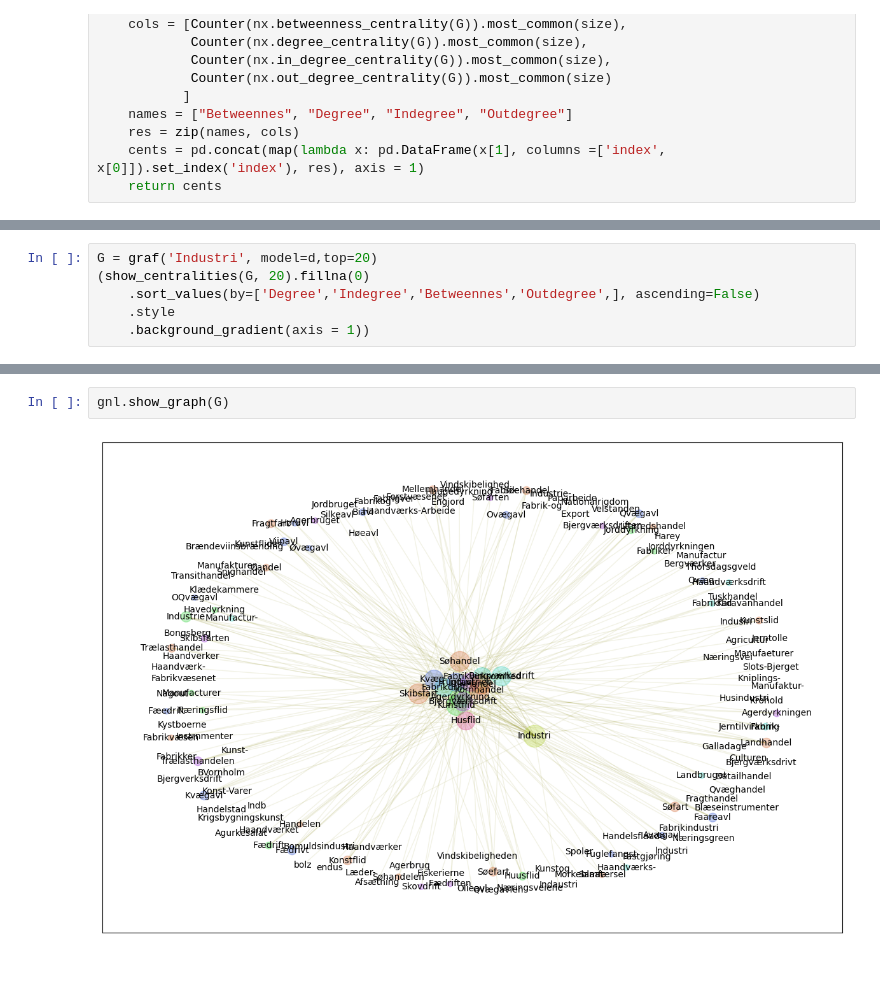
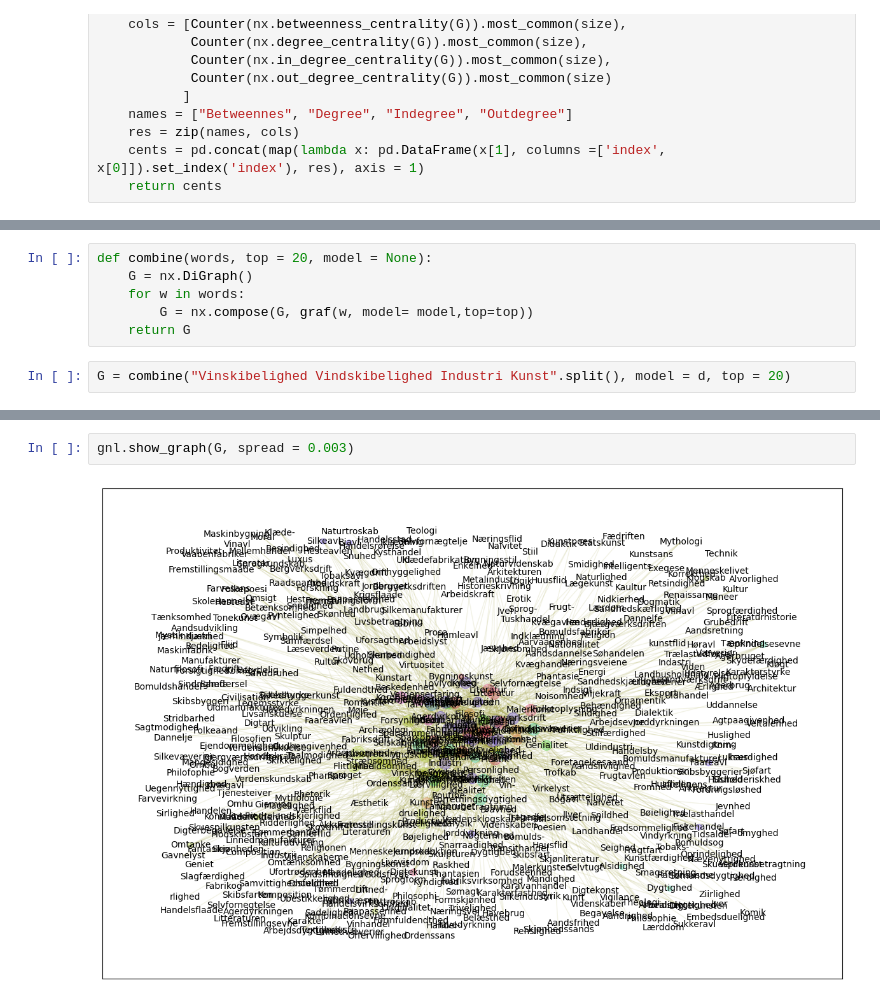
Before and after one commit to Yoonsen/Embeddings, a Jupyter notebook: Embedding_convert.ipynb, the cells around one changed output, grey strips where cells are left out. Cells and saved outputs as stored; diff of their text form; blank space fills up the shorter version.

```diff
--- a/Embedding_convert.ipynb
+++ b/Embedding_convert.ipynb
@@ -125,6 +122,0 @@ gnl.show_graph(G, spread=0.01)
-# %%
-G = graf('Industri', model=d,top=20)
-(show_centralities(G, 20).fillna(0)
-    .sort_values(by=['Degree','Indegree','Betweennes','Outdegree',], ascending=False)
-    .style
-    .background_gradient(axis = 1))
@@ -149,0 +123,8 @@ G = graf('Industri', model=d,top=20)
+# %%
+def combine(words, top = 20, model = None):
+    G = nx.DiGraph()
+    for w in words:
+        G = nx.compose(G, graf(w, model= model,top=top))
+    return G
+# %%
+G = combine("Vinskibelighed Vindskibelighed Industri Kunst".split(), model = d, top = 20)
@@ -150,7 +155,7 @@ G = graf('Industri', model=d,top=20)
 # %%
-gnl.show_graph(G)
+gnl.show_graph(G, spread = 0.003)
 # %% [output]
-[figure, old version]
+[figure, new version]
 # %%
 gnl.show_communities(G)
 # %% [output]
```
Also changed, not shown: parts of 25 cells of this notebook.
